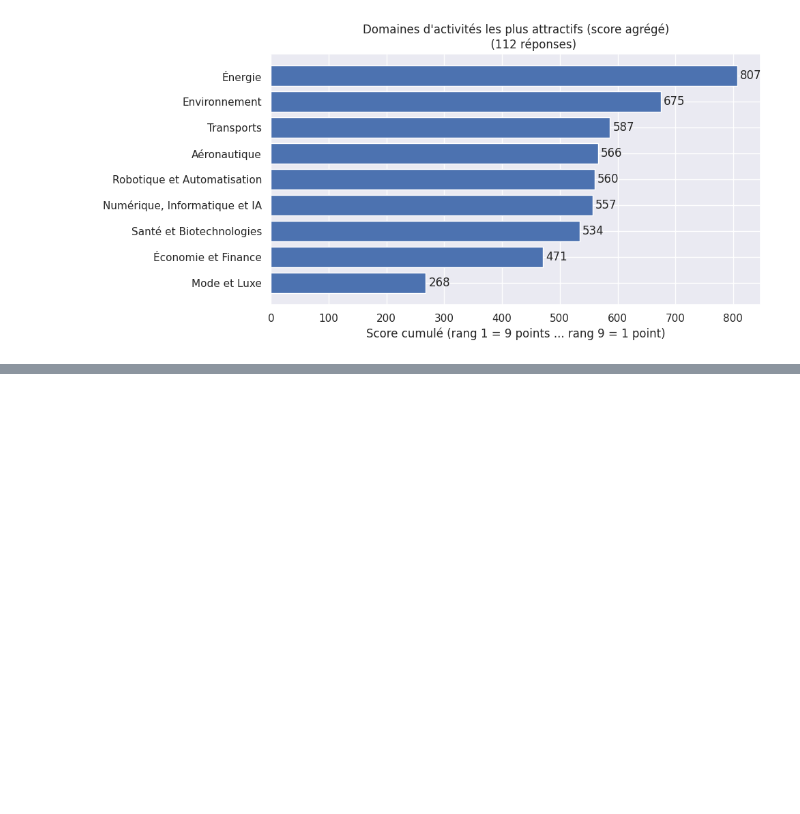
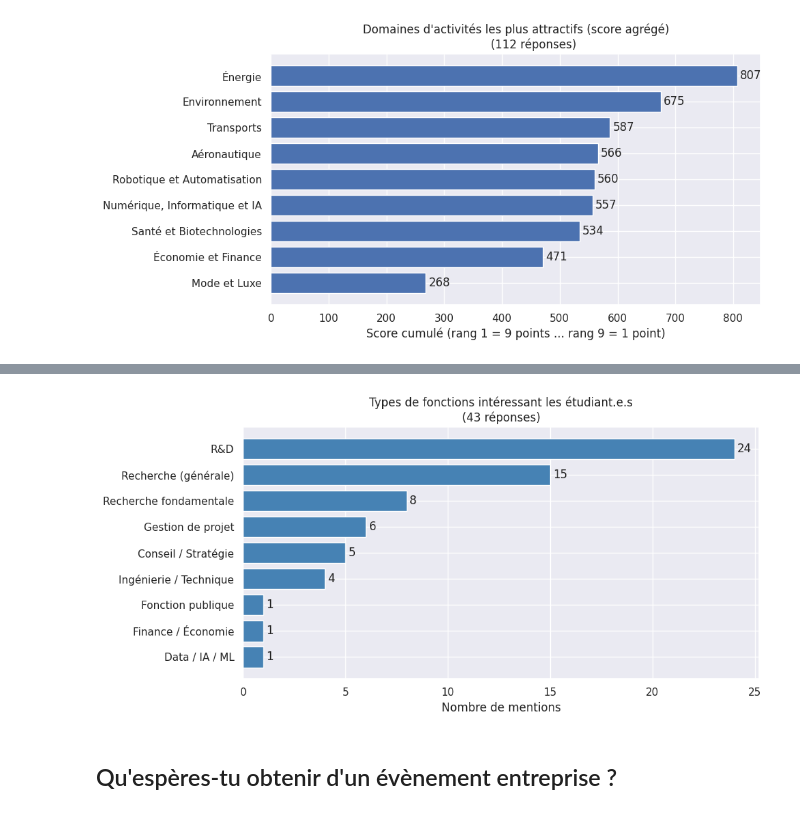
Before and after one commit to erhel-czc/sondage-promo-pole-N, a Jupyter notebook: analysis.ipynb, the cells around one changed output, grey strips where cells are left out. Cells and saved outputs as stored; diff of their text form; code cells hidden in the pictures; blank space fills up the shorter version.

```diff
--- a/analysis.ipynb
+++ b/analysis.ipynb
@@ -302,0 +393,20 @@ plt.show()
+# %%
+plot_data = sorted(category_counts.items(), key=lambda x: x[1])
+labels = [x[0] for x in plot_data]
+values = [x[1] for x in plot_data]
+
+plt.figure(figsize=(10, 5))
+bars = plt.barh(labels, values, color='steelblue')
+plt.bar_label(bars, padding=3)
+
+plt.title(f"Types de fonctions intéressant les étudiant.e.s\n({len(raw_responses)} réponses)")
+plt.xlabel("Nombre de mentions")
+
+plt.tight_layout()
+plt.savefig("plots/job_functions.svg", bbox_inches="tight")
+plt.savefig("plots/job_functions.pdf", bbox_inches="tight")
+plt.show()
+# %% [output]
+[figure, added]
+# %% [markdown]
+## Qu'espères-tu obtenir d'un évènement entreprise ?
```
Also changed, not shown: parts of 11 cells of this notebook, 12 other files.
